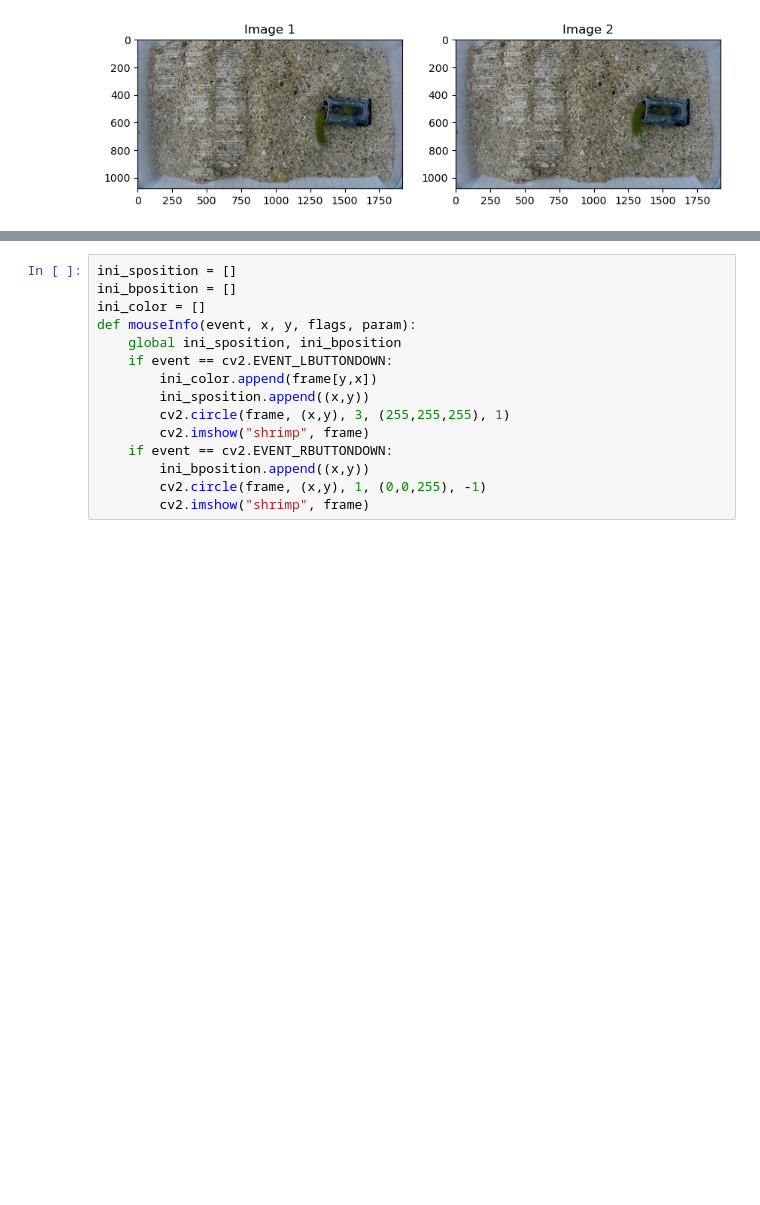
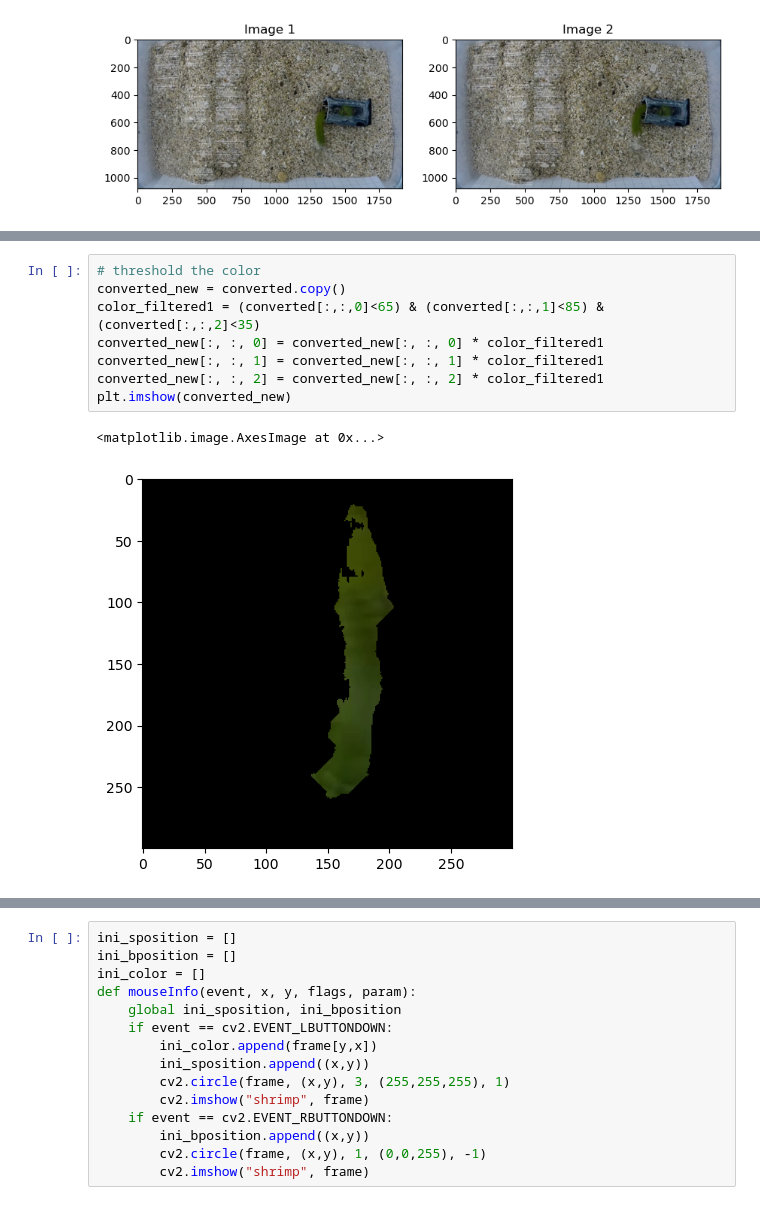
Before and after one commit to pstat197/capstone-eemb-patrick, a Jupyter notebook: scripts/Adaptive Correlation Particle Filter.ipynb, the cells around one changed output, grey strips where cells are left out. Saved outputs shown, nothing was run; the diff lists cells and outputs as text; blank space fills up the shorter version.

```diff
--- a/scripts/Adaptive Correlation Particle Filter.ipynb
+++ b/scripts/Adaptive Correlation Particle Filter.ipynb
@@ -59,0 +186,11 @@ plt.show()
+# %%
+# threshold the color
+converted_new = converted.copy()
+color_filtered1 = (converted[:,:,0]<65) & (converted[:,:,1]<85) & (converted[:,:,2]<35)
+converted_new[:, :, 0] = converted_new[:, :, 0] * color_filtered1
+converted_new[:, :, 1] = converted_new[:, :, 1] * color_filtered1
+converted_new[:, :, 2] = converted_new[:, :, 2] * color_filtered1
+plt.imshow(converted_new)
+# %% [output]
+<matplotlib.image.AxesImage at 0x...>
+[figure, added]
```
Also changed, not shown: parts of 30 cells of this notebook.
